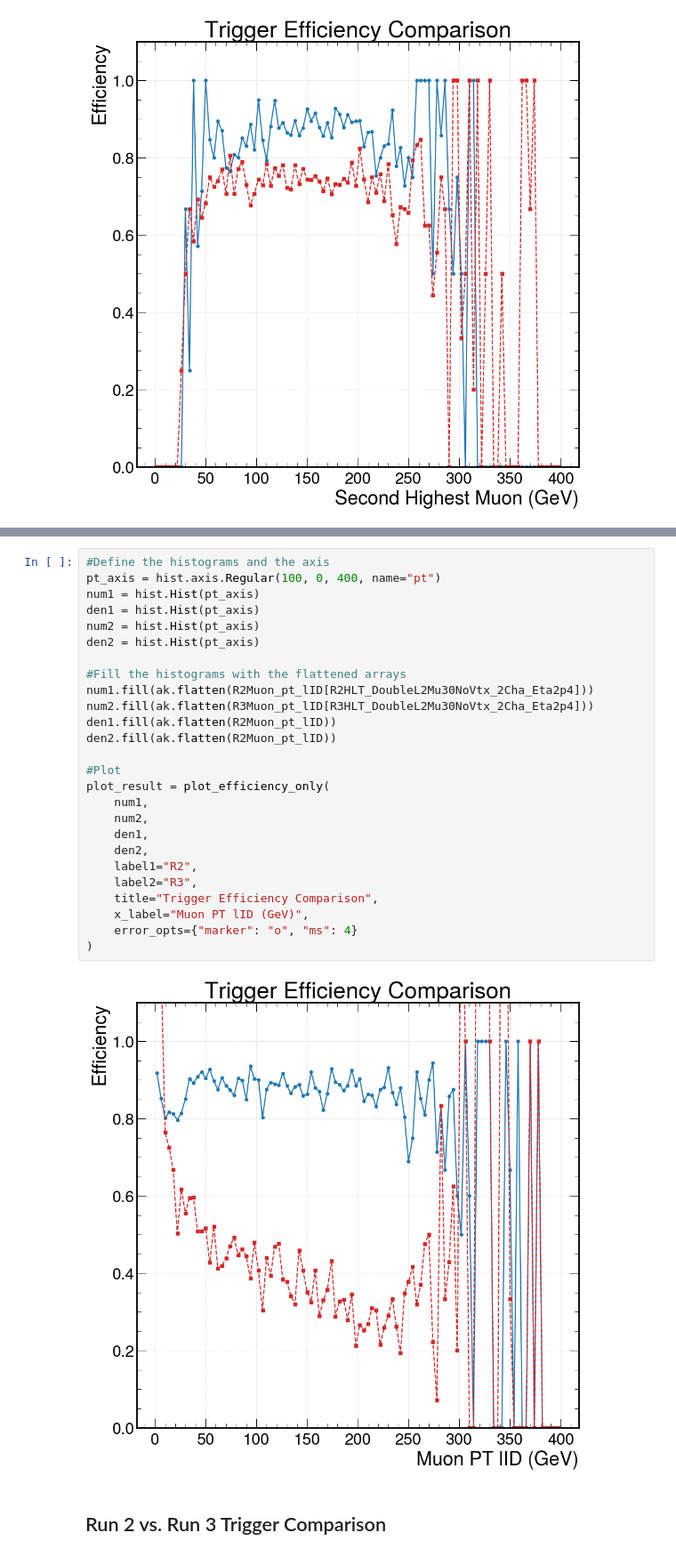
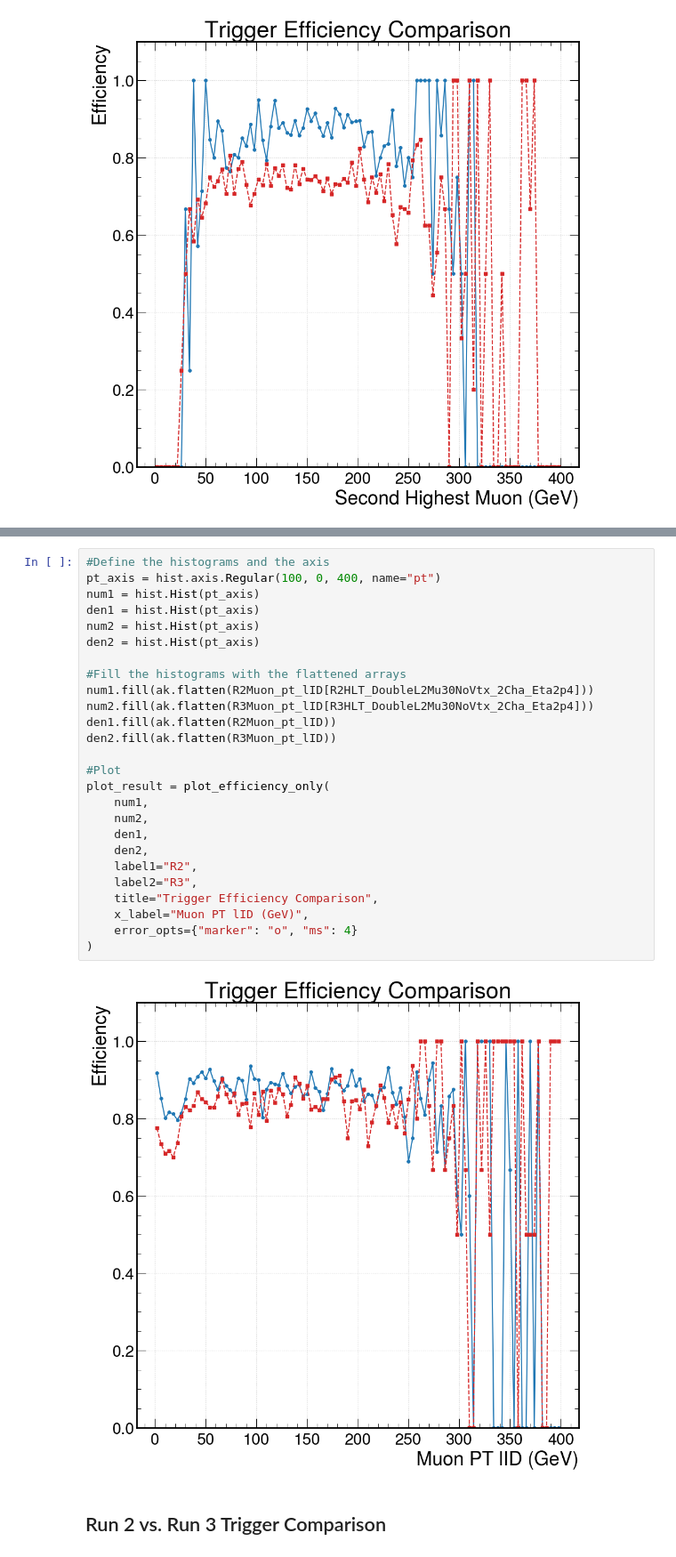
Before and after one commit to sbuwang/SIDM, a Jupyter notebook: sidm/R3_R2_comparison.ipynb, the cells around one changed output, grey strips where cells are left out. Shown at 89% size. Saved outputs shown, nothing was run; the diff lists cells and outputs as text.

```diff
--- a/sidm/R3_R2_comparison.ipynb
+++ b/sidm/R3_R2_comparison.ipynb
@@ -968,30 +986,30 @@ plot_result = plot_efficiency_only(
 # %%
 #Define the histograms and the axis
 pt_axis = hist.axis.Regular(100, 0, 400, name="pt")
 num1 = hist.Hist(pt_axis)
 den1 = hist.Hist(pt_axis)
 num2 = hist.Hist(pt_axis)
 den2 = hist.Hist(pt_axis)
 
 #Fill the histograms with the flattened arrays
 num1.fill(ak.flatten(R2Muon_pt_lID[R2HLT_DoubleL2Mu30NoVtx_2Cha_Eta2p4]))
 num2.fill(ak.flatten(R3Muon_pt_lID[R3HLT_DoubleL2Mu30NoVtx_2Cha_Eta2p4]))
 den1.fill(ak.flatten(R2Muon_pt_lID))
-den2.fill(ak.flatten(R2Muon_pt_lID))
+den2.fill(ak.flatten(R3Muon_pt_lID))
 
 #Plot
 plot_result = plot_efficiency_only(
     num1,
     num2,
     den1,
     den2,
     label1="R2",
     label2="R3",
     title="Trigger Efficiency Comparison",
     x_label="Muon PT lID (GeV)",
     error_opts={"marker": "o", "ms": 4}
 )
 # %% [output]
-[figure, old version]
+[figure, new version]
 # %% [markdown]
 ## Run 2 vs. Run 3 Trigger Comparison
```
Also changed, not shown: parts of 23 cells of this notebook.
